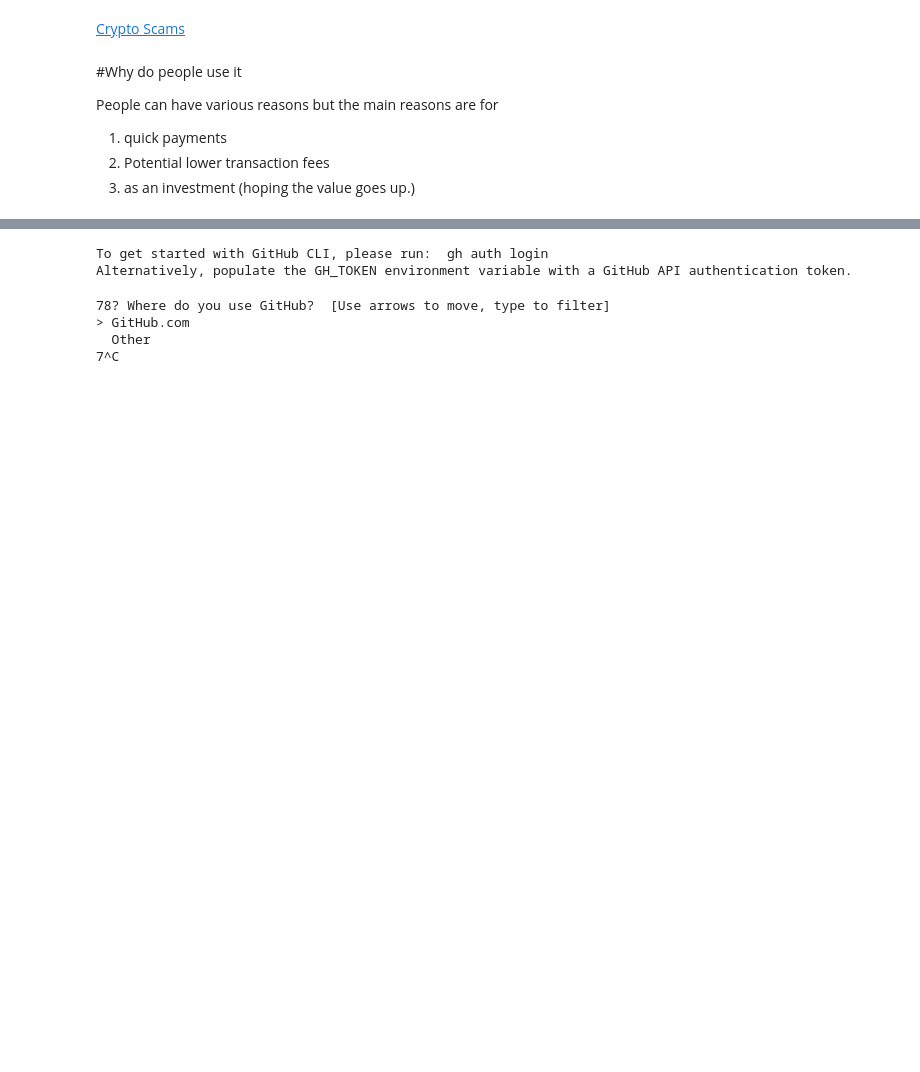
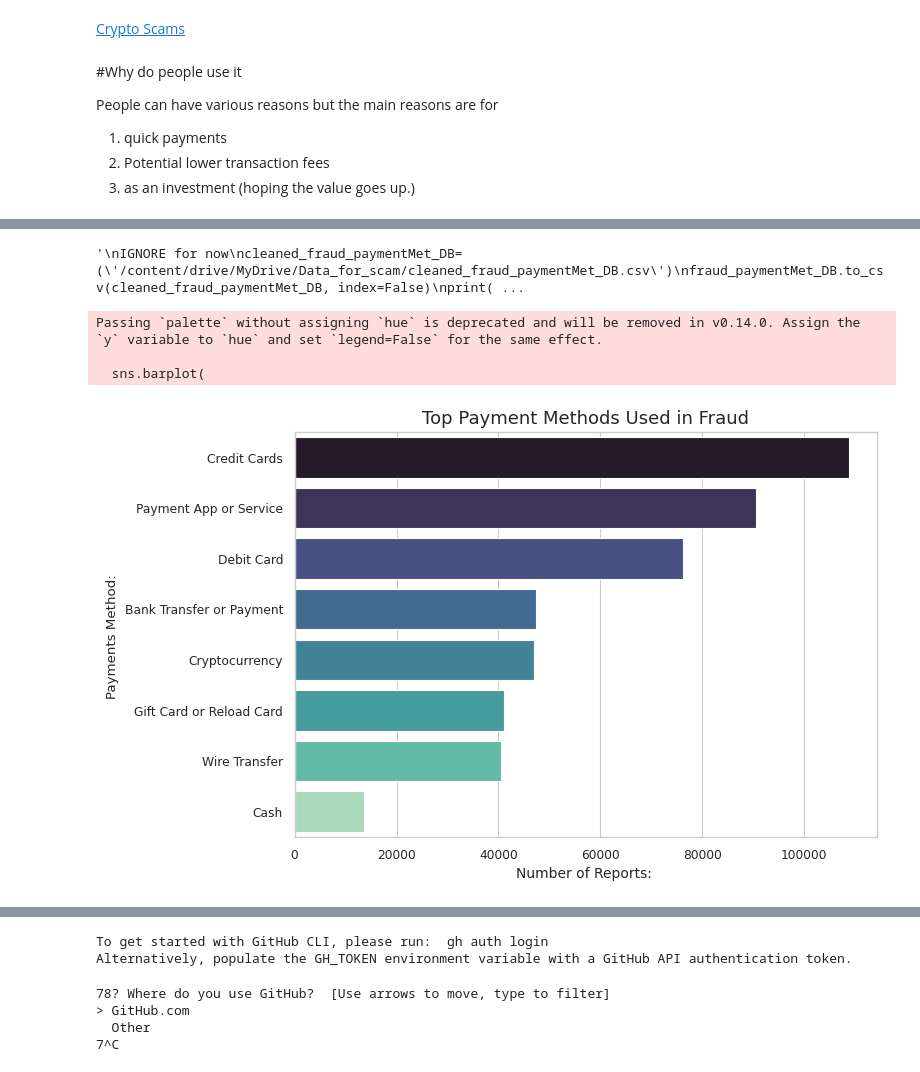
Before and after one commit to picklefarm1234/Bitcoint-Scam-Detection-, a Jupyter notebook: Final_Project.ipynb, the cells around one changed output, grey strips where cells are left out. Cells and saved outputs as stored; diff of their text form; code cells hidden in the pictures; blank space fills up the shorter version.

```diff
--- a/Final_Project.ipynb
+++ b/Final_Project.ipynb
@@ -18,0 +241,47 @@ People can have various reasons but the main reasons are for
+# %%
+# cleaning up the DB
+fraud_paymentMet_DB.columns = ["Payment Method", "# of Reports","Total $ Loss"]
+# Drop the rows where all there is at least one element missing.
+#https://pandas.pydata.org/docs/reference/api/pandas.DataFrame.dropna.html
+fraud_paymentMet_DB = fraud_paymentMet_DB.dropna(how='any')
+fraud_paymentMet_DB = fraud_paymentMet_DB.reset_index(drop=True)
+fraud_paymentMet_DB.head(50)
+
+#drop useles rows
+fraud_paymentMet_DB = fraud_paymentMet_DB.drop(index=[0,11])
+fraud_paymentMet_DB.head(60)
+
+'''
+IGNORE for now
+cleaned_fraud_paymentMet_DB= ('/content/drive/MyDrive/Data_for_scam/cleaned_fraud_paymentMet_DB.csv')
+fraud_paymentMet_DB.to_csv(cleaned_fraud_paymentMet_DB, index=False)
+print(f"CSV saved to: {cleaned_fraud_paymentMet_DB}")
+
+'''
+# %% [output]
+'\nIGNORE for now\ncleaned_fraud_paymentMet_DB= (\'/content/drive/MyDrive/Data_for_scam/cleaned_fraud_paymentMet_DB.csv\')\nfraud_paymentMet_DB.to_csv(cleaned_fraud_paymentMet_DB, index=False)\nprint( ...
+# %%
+fraud_paymentMet_DB['# of Reports'] = fraud_paymentMet_DB['# of Reports'].str.replace(',', '').astype(int)
+
+top_payment = fraud_paymentMet_DB.sort_values(
+    by='# of Reports', ascending=False
+).head(8)
+
+plt.figure(figsize=(8,5))
+sns.barplot(
+    x='# of Reports',
+    y='Payment Method',
+    data=top_payment,
+    palette='mako'
+)
+
+plt.title("Top Payment Methods Used in Fraud", fontsize=13)
+plt.xlabel("Number of Reports: ", fontsize=10)
+plt.ylabel("Payments Method: ")
+plt.tight_layout()
+plt.show()
+# %% [output]
+Passing `palette` without assigning `hue` is deprecated and will be removed in v0.14.0. Assign the `y` variable to `hue` and set `legend=False` for the same effect.
+
+  sns.barplot(
+[figure, added]
```
Also changed, not shown: parts of 38 cells of this notebook.
